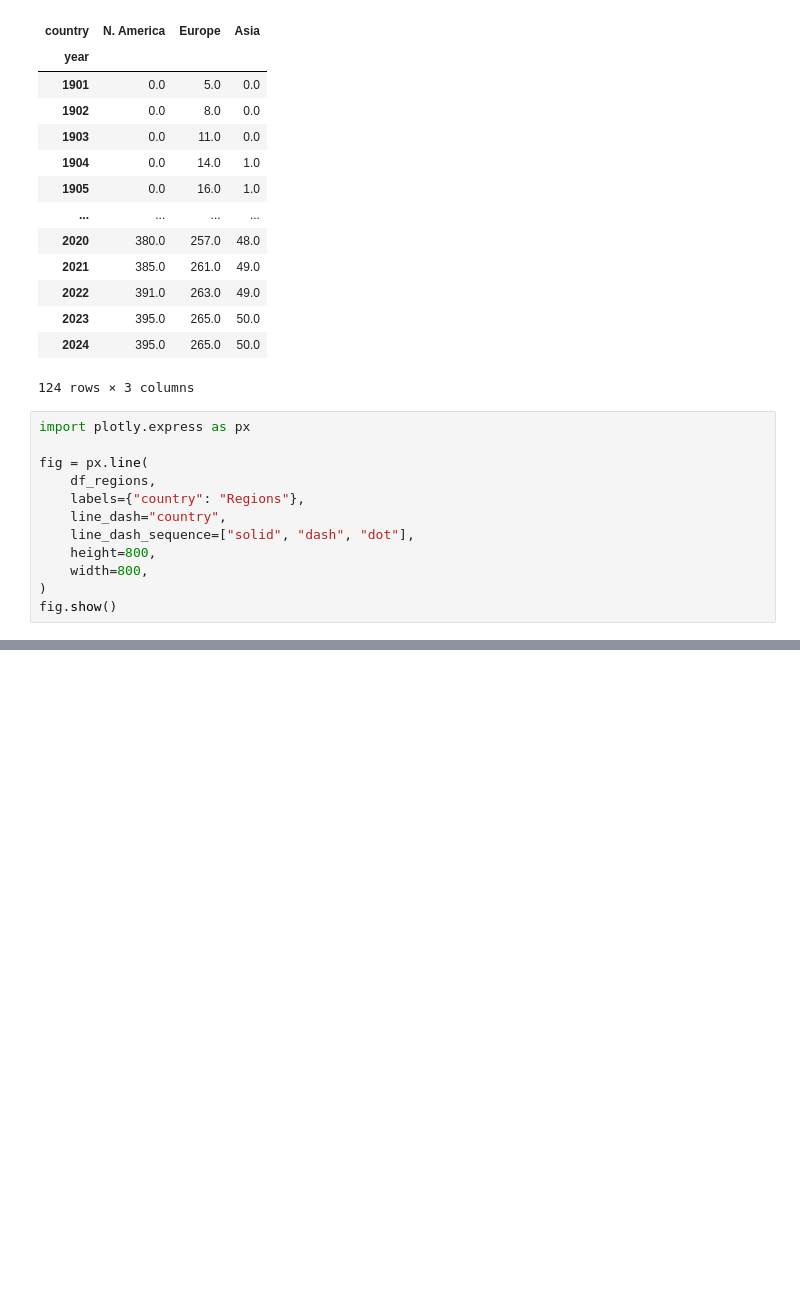
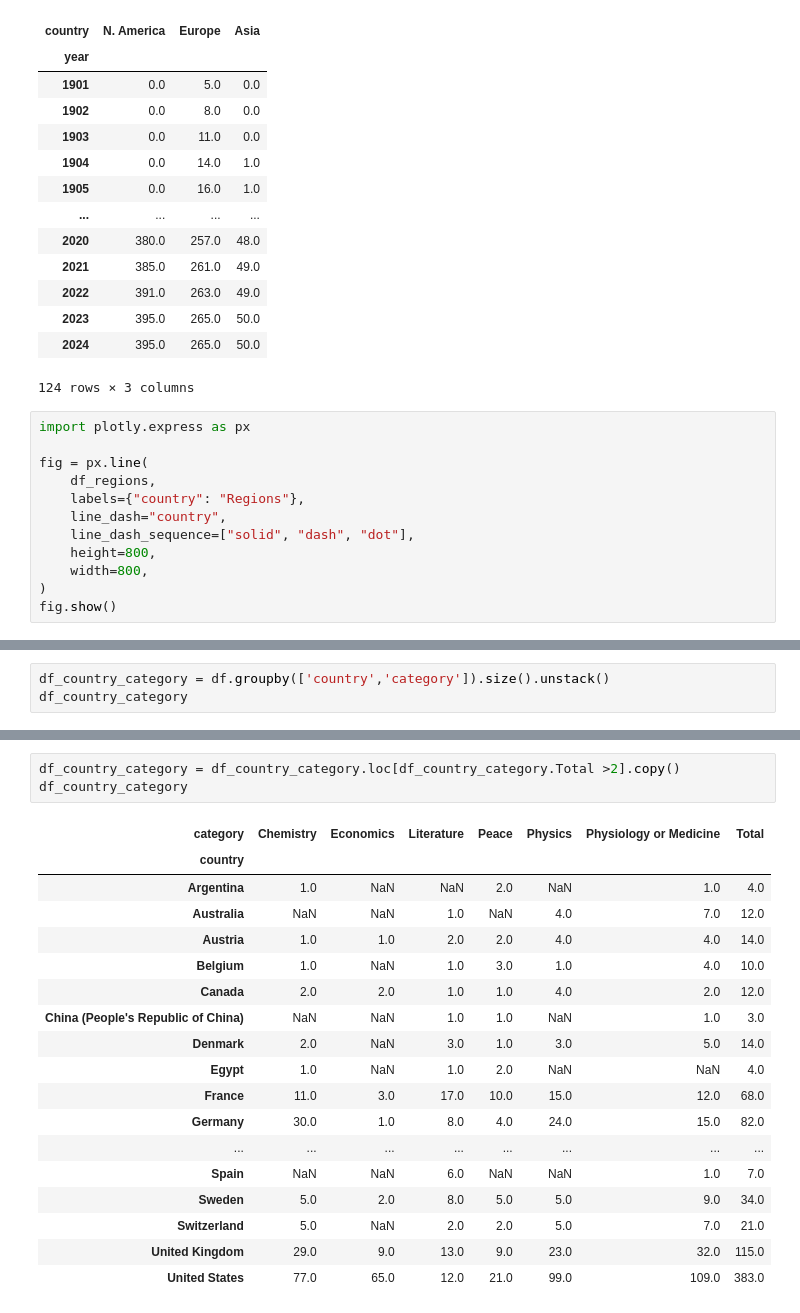
Before and after one commit to FilipeOrfao/data_visualization_with_python_and_javascript, a Jupyter notebook: 014_/main.ipynb, the cells around one changed output, grey strips where cells are left out. Drawn from its saved outputs; the diff is of its cells as text; blank space fills up the shorter version.

```diff
--- a/014_/main.ipynb
+++ b/014_/main.ipynb
@@ -98,0 +168,3 @@ fig.show()
+# %%
+df_country_category = df.groupby(['country','category']).size().unstack()
+df_country_category
@@ -98,0 +195,22 @@ fig.show()
+# %%
+df_country_category = df_country_category.loc[df_country_category.Total >2].copy()
+df_country_category
+# %% [output]
+| category | Chemistry | Economics | Literature | Peace | Physics | Physiology or Medicine | Total |
+| country |  |  |  |  |  |  |  |
+| Argentina | 1.0 | NaN | NaN | 2.0 | NaN | 1.0 | 4.0 |
+| Australia | NaN | NaN | 1.0 | NaN | 4.0 | 7.0 | 12.0 |
+| Austria | 1.0 | 1.0 | 2.0 | 2.0 | 4.0 | 4.0 | 14.0 |
+| Belgium | 1.0 | NaN | 1.0 | 3.0 | 1.0 | 4.0 | 10.0 |
+| Canada | 2.0 | 2.0 | 1.0 | 1.0 | 4.0 | 2.0 | 12.0 |
+| China (People's Republic of China) | NaN | NaN | 1.0 | 1.0 | NaN | 1.0 | 3.0 |
+| Denmark | 2.0 | NaN | 3.0 | 1.0 | 3.0 | 5.0 | 14.0 |
+| Egypt | 1.0 | NaN | 1.0 | 2.0 | NaN | NaN | 4.0 |
+| France | 11.0 | 3.0 | 17.0 | 10.0 | 15.0 | 12.0 | 68.0 |
+| Germany | 30.0 | 1.0 | 8.0 | 4.0 | 24.0 | 15.0 | 82.0 |
+| ... | ... | ... | ... | ... | ... | ... | ... |
+| Spain | NaN | NaN | 6.0 | NaN | NaN | 1.0 | 7.0 |
+| Sweden | 5.0 | 2.0 | 8.0 | 5.0 | 5.0 | 9.0 | 34.0 |
+| Switzerland | 5.0 | NaN | 2.0 | 2.0 | 5.0 | 7.0 | 21.0 |
+| United Kingdom | 29.0 | 9.0 | 13.0 | 9.0 | 23.0 | 32.0 | 115.0 |
+| United States | 77.0 | 65.0 | 12.0 | 21.0 | 99.0 | 109.0 | 383.0 |
```
Also changed, not shown: parts of 17 cells of this notebook.
